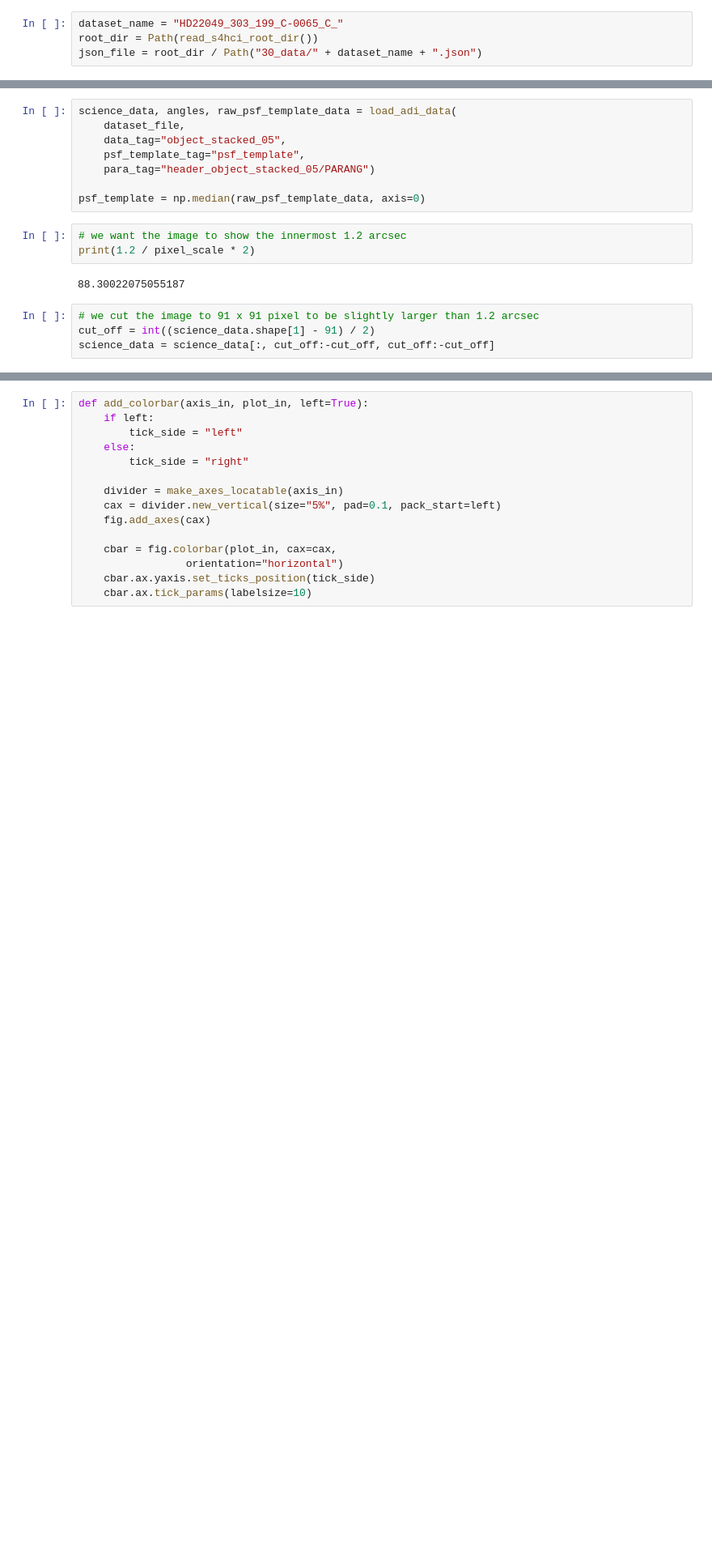
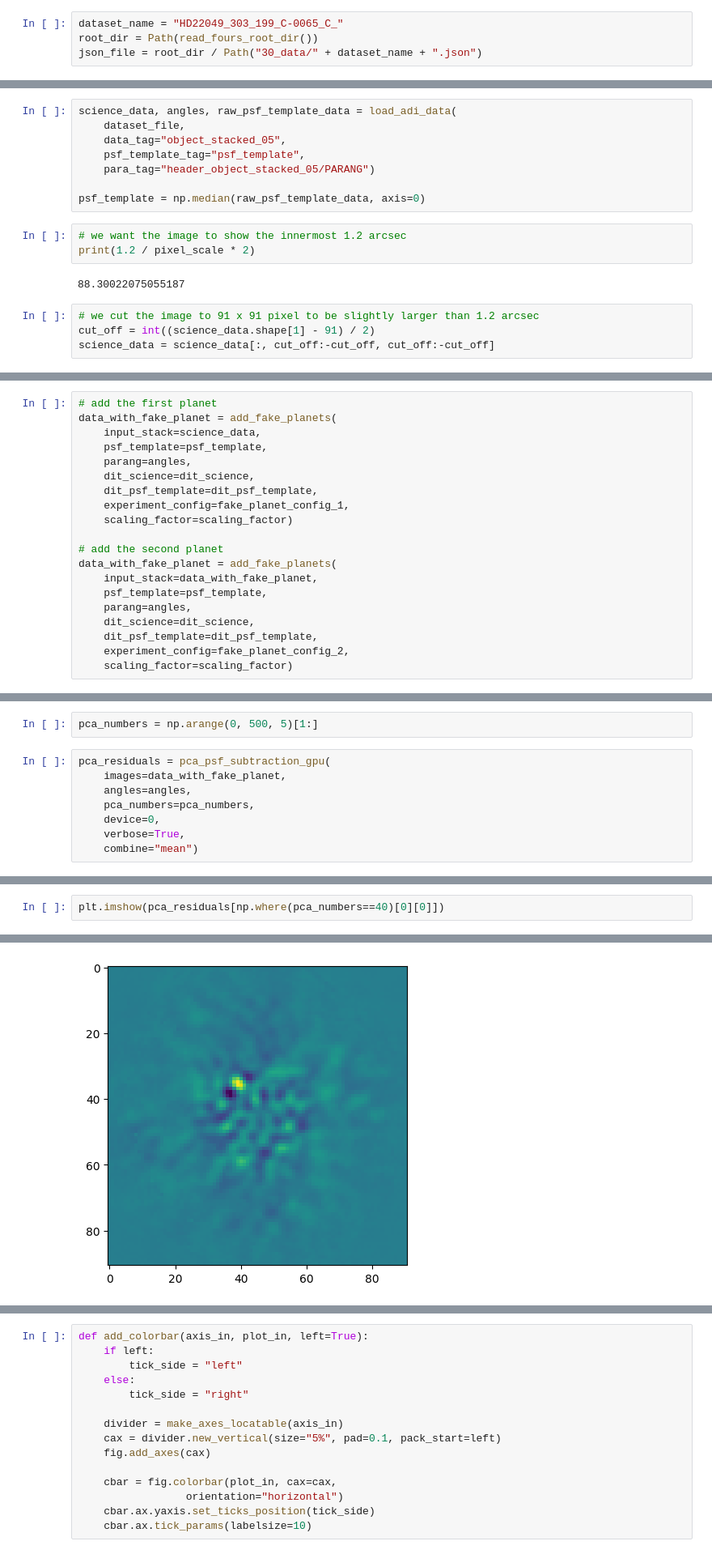
Before and after one commit to markusbonse/fours, a Jupyter notebook: docs/source/04_use_the_fours/paper_experiments/02_plot_pca_residuals.ipynb, the cells around one changed output, grey strips where cells are left out. Shown at 81% size. Saved outputs shown, nothing was run; the diff lists cells and outputs as text; blank space fills up the shorter version.

Commit message:
update pca residual plot

```diff
--- a/docs/source/04_use_the_fours/paper_experiments/02_plot_pca_residuals.ipynb
+++ b/docs/source/04_use_the_fours/paper_experiments/02_plot_pca_residuals.ipynb
@@ -25,6 +28,6 @@ from s4hci.utils.setups import contrast_grid_setup_1
 ## 2. Load the dataset
 # %%
 dataset_name = "HD22049_303_199_C-0065_C_"
-root_dir = Path(read_s4hci_root_dir())
+root_dir = Path(read_fours_root_dir())
 json_file = root_dir / Path("30_data/" + dataset_name + ".json")
 # %% [output]
@@ -151,0 +87,20 @@ for tmp_pca_number in tqdm(pca_numbers):
+# %%
+# add the first planet
+data_with_fake_planet = add_fake_planets(
+    input_stack=science_data,
+    psf_template=psf_template,
+    parang=angles,
+    dit_science=dit_science,
+    dit_psf_template=dit_psf_template,
+    experiment_config=fake_planet_config_1,
+    scaling_factor=scaling_factor)
+
+# add the second planet
+data_with_fake_planet = add_fake_planets(
+    input_stack=data_with_fake_planet,
+    psf_template=psf_template,
+    parang=angles,
+    dit_science=dit_science,
+    dit_psf_template=dit_psf_template,
+    experiment_config=fake_planet_config_2,
+    scaling_factor=scaling_factor)
@@ -151,0 +115,10 @@ for tmp_pca_number in tqdm(pca_numbers):
+# %%
+pca_numbers = np.arange(0, 500, 5)[1:]
+# %%
+pca_residuals = pca_psf_subtraction_gpu(
+    images=data_with_fake_planet,
+    angles=angles,
+    pca_numbers=pca_numbers,
+    device=0,
+    verbose=True,
+    combine="mean")
@@ -151,0 +128,3 @@ for tmp_pca_number in tqdm(pca_numbers):
+# %%
+plt.imshow(pca_residuals[np.where(pca_numbers==40)[0][0]])
+# %% [output]
@@ -151,0 +132 @@ for tmp_pca_number in tqdm(pca_numbers):
+[figure, added]
```
Also changed, not shown: parts of 32 cells of this notebook, 1 other file.
